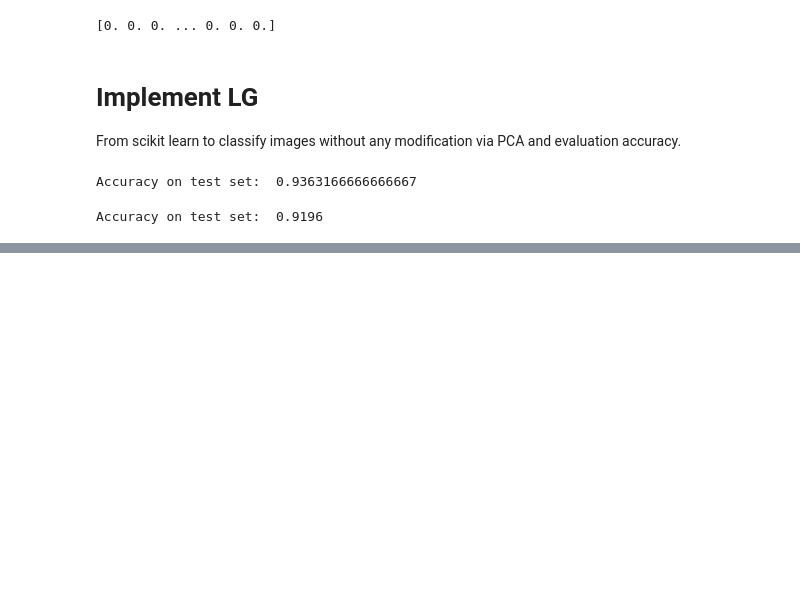
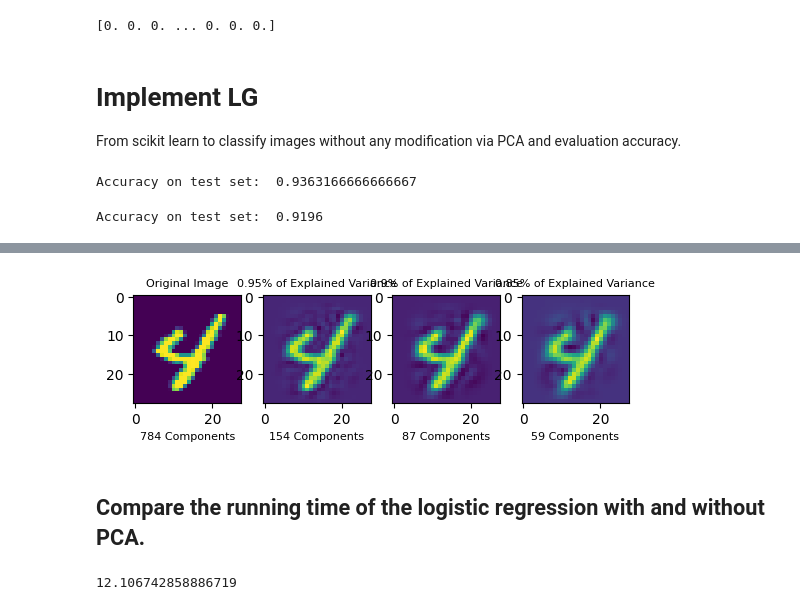
Before and after one commit to frm1789/100DaysOfPython, a Jupyter notebook: PCA_Project.ipynb, the cells around one changed output, grey strips where cells are left out. Saved outputs shown, nothing was run; the diff lists cells and outputs as text; code cells hidden in the pictures; blank space fills up the shorter version.

```diff
--- a/PCA_Project.ipynb
+++ b/PCA_Project.ipynb
@@ -167,0 +312,43 @@ Time to fit: 88.34392380714417s
+# %%
+def explained_variance_plot(x_train):
+
+    ranges = [2, 3, 4] # ranges for subplots
+    percentages = [0.95, 0.90, 0.85] # diffrent percentages
+    components_ = [154, 87, 59] # number of different components
+
+
+    # plot first original image, with no PCA used
+    plt.subplot(1, 4, 1); #row #columns # position of the plot that I am creating.
+    plt.imshow(x_train[0].reshape(28,28),
+                  cmap = plt.cm.viridis); # paleta de colores: cmap = plt.cm.binary_r
+    plt.xlabel('784 Components', fontsize = 8)
+    plt.title('Original Image', fontsize = 8);
+
+
+# loop over the subplots
+    for range_, percent, components in zip(ranges, percentages, components_):
+        plt.subplot(1, 4, range_);
+        plt.imshow(variance_explained(percent, x_train)[0].reshape(28, 28),
+              cmap = plt.cm.viridis);
+        plt.xlabel('{} Components'.format(components), fontsize = 8)
+        plt.title('{}% of Explained Variance'.format(percent), fontsize = 8);
+# %%
+explained_variance_plot(x_train)
+# %% [output]
+[figure, added]
+# %% [markdown]
+## Compare the running time of the logistic regression with and without PCA.
+# %%
+start = time()
+pca = PCA(0.9).fit(x_train)
+
+x_train_pca = pca.transform(x_train)
+x_test_pca = pca.transform(x_test)
+
+end = time()
+time_pca = end-start
+
+#print(x_train_pca.shape, x_test_pca.shape)
+print(time_pca)
+# %% [output]
+12.106742858886719
```
Also changed, not shown: parts of 34 cells of this notebook.
